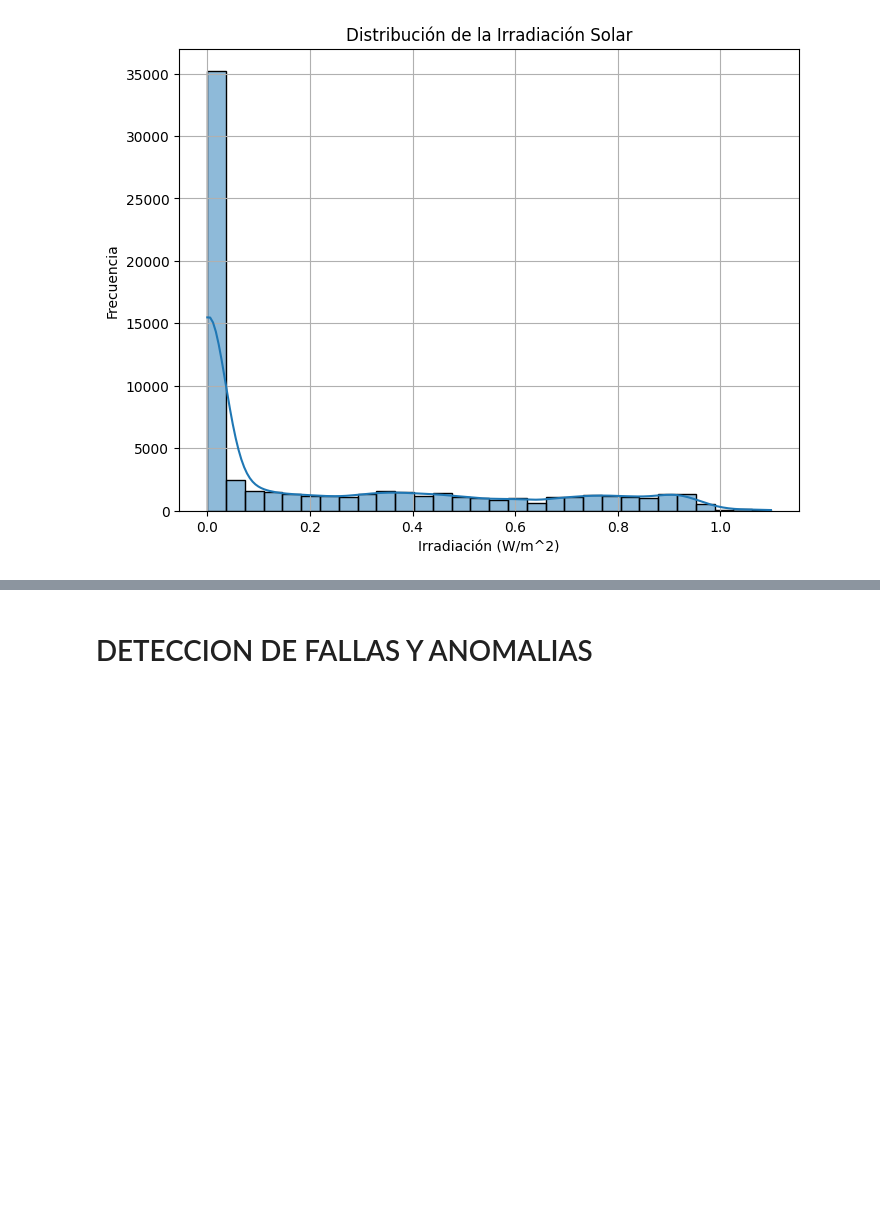
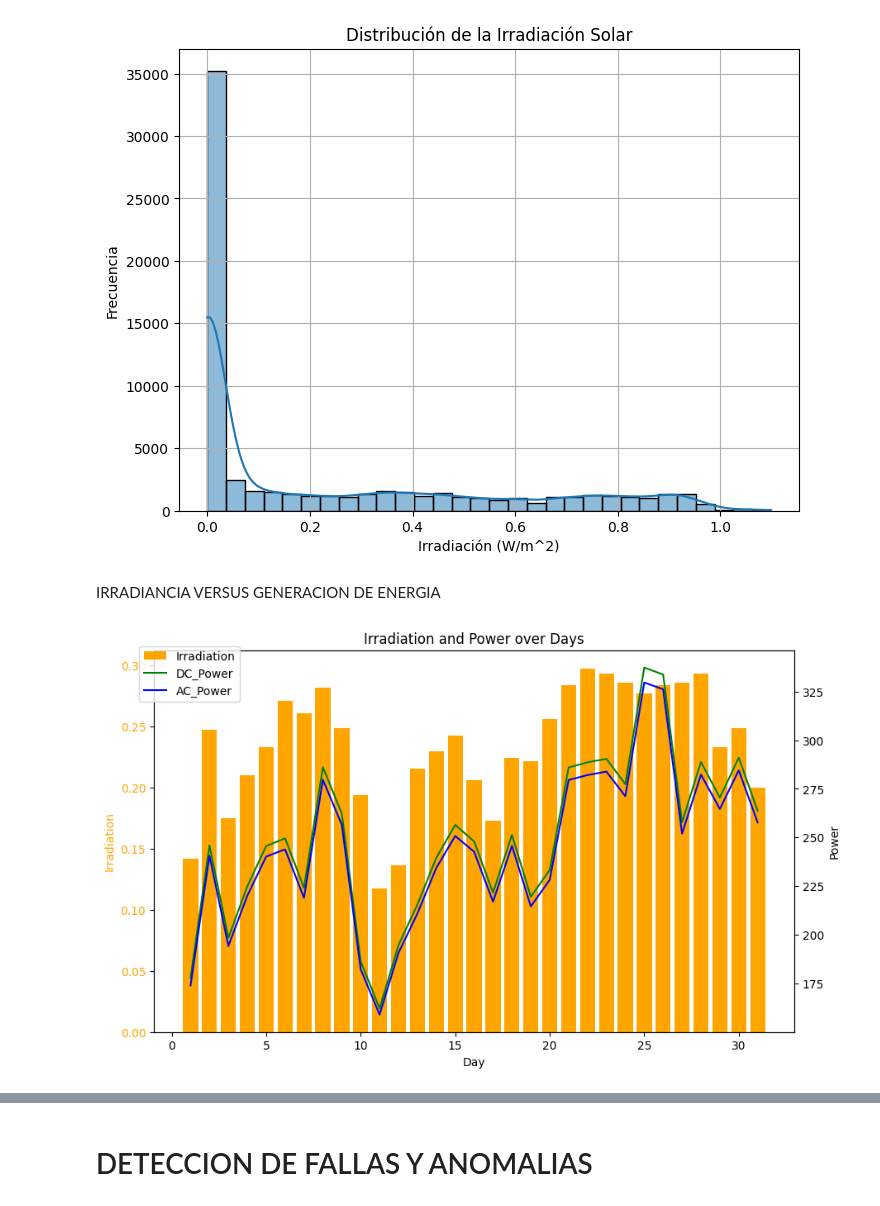
Before and after one commit to Mbenitez11/Prediccion-de-Irradiacion, a Jupyter notebook: notebooks/Analisis_y_optimización_de_datos.ipynb, the cells around one changed output, grey strips where cells are left out. Cells and saved outputs as stored; diff of their text form; code cells hidden in the pictures; blank space fills up the shorter version.

```diff
--- a/notebooks/Analisis_y_optimización_de_datos.ipynb
+++ b/notebooks/Analisis_y_optimización_de_datos.ipynb
@@ -367,3 +360,36 @@ plt.grid(True)
 plt.show()
 # %% [output]
 [figure]
+# %% [markdown]
+IRRADIANCIA VERSUS GENERACION DE ENERGIA
+# %%
+import matplotlib.pyplot as plt
+
+# Filtrar datos y crear el día de cada fecha
+df_solar['Day'] = df_solar['DATE_TIME'].dt.day
+dc_power = df_solar.groupby('Day')['DC_POWER'].mean()
+ac_power = df_solar.groupby('Day')['AC_POWER'].mean()
+irradiation = df_solar.groupby('Day')['IRRADIATION'].mean()
+
+# Crear gráfico
+fig, ax1 = plt.subplots(figsize=(10, 6))
+
+# Gráfico de Irradiation
+ax1.bar(irradiation.index, irradiation.values, color='orange', label='Irradiation')
+ax1.set_xlabel('Day')
+ax1.set_ylabel('Irradiation', color='orange')
+ax1.tick_params(axis='y', labelcolor='orange')
+
+# Crear segundo eje y graficar DC y AC Power
+ax2 = ax1.twinx()
+ax2.plot(dc_power.index, dc_power.values, color='green', label='DC_Power')
+ax2.plot(ac_power.index, ac_power.values, color='blue', label='AC_Power')
+ax2.set_ylabel('Power', color='black')
+ax2.tick_params(axis='y', labelcolor='black')
+
+# Agregar leyenda
+fig.legend(loc='upper left', bbox_to_anchor=(0.1,0.9))
+plt.title('Irradiation and Power over Days')
+plt.show()
+# %% [output]
+[figure, added]
```
Also changed, not shown: parts of 50 cells of this notebook, 10 other files.
